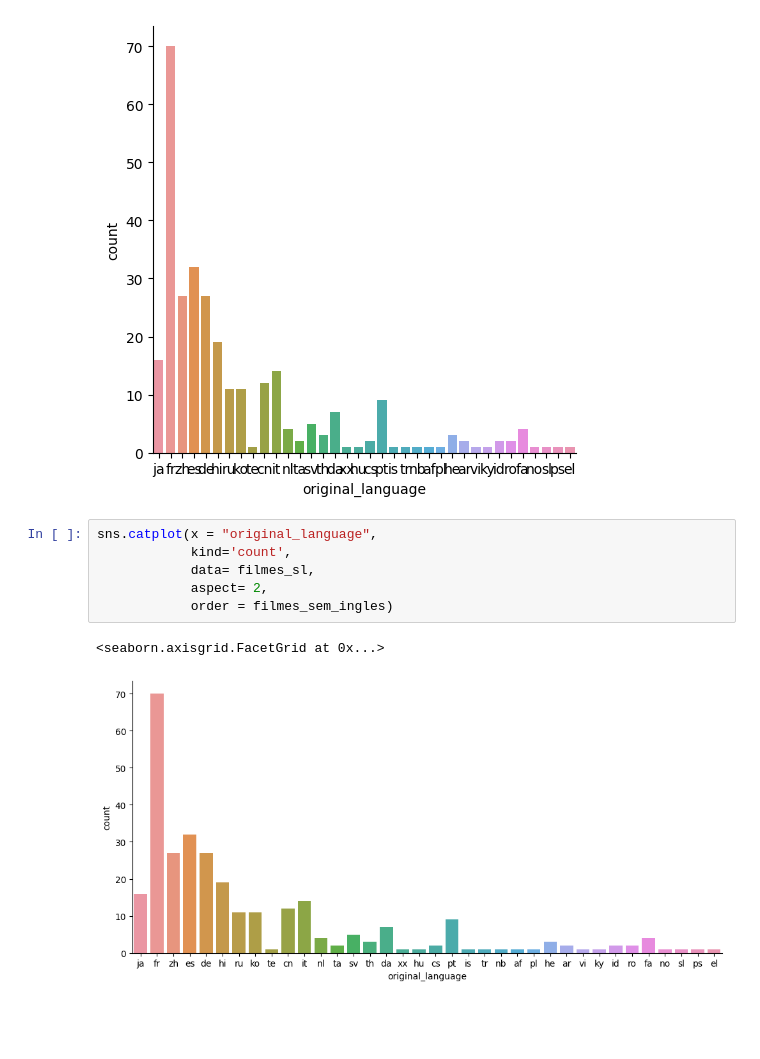
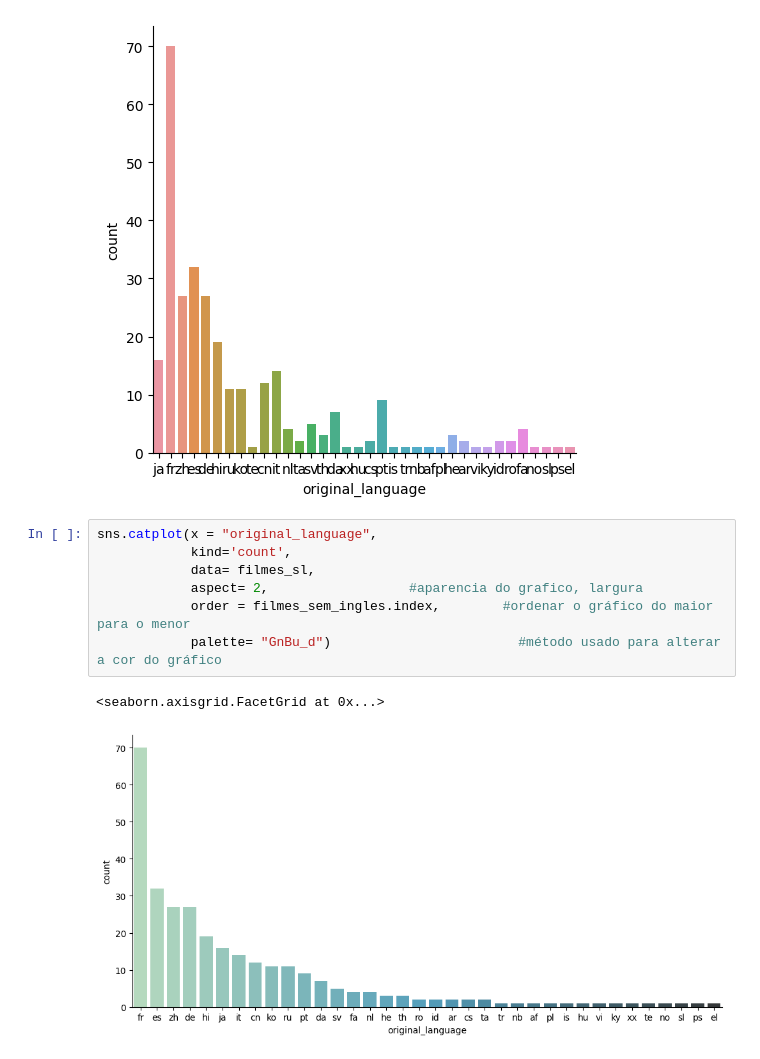
Before and after one commit to euninha1/data_science, a Jupyter notebook: introducao_ds.ipynb, the cells around one changed output. Cells and saved outputs as stored; diff of their text form; blank space fills up the shorter version.

```diff
--- a/introducao_ds.ipynb
+++ b/introducao_ds.ipynb
@@ -346,9 +346,10 @@ sns.catplot(x = "original_language", kind='count', data= filmes_sl)
 # %%
 sns.catplot(x = "original_language",
             kind='count',
             data= filmes_sl,
-            aspect= 2,
-            order = filmes_sem_ingles)
+            aspect= 2,                  #aparencia do grafico, largura
+            order = filmes_sem_ingles.index,        #ordenar o gráfico do maior para o menor
+            palette= "GnBu_d")                        #método usado para alterar a cor do gráfico
 # %% [output]
 <seaborn.axisgrid.FacetGrid at 0x...>
-[figure, old version]
+[figure, new version]
```
Also changed, not shown: parts of 12 cells of this notebook.
